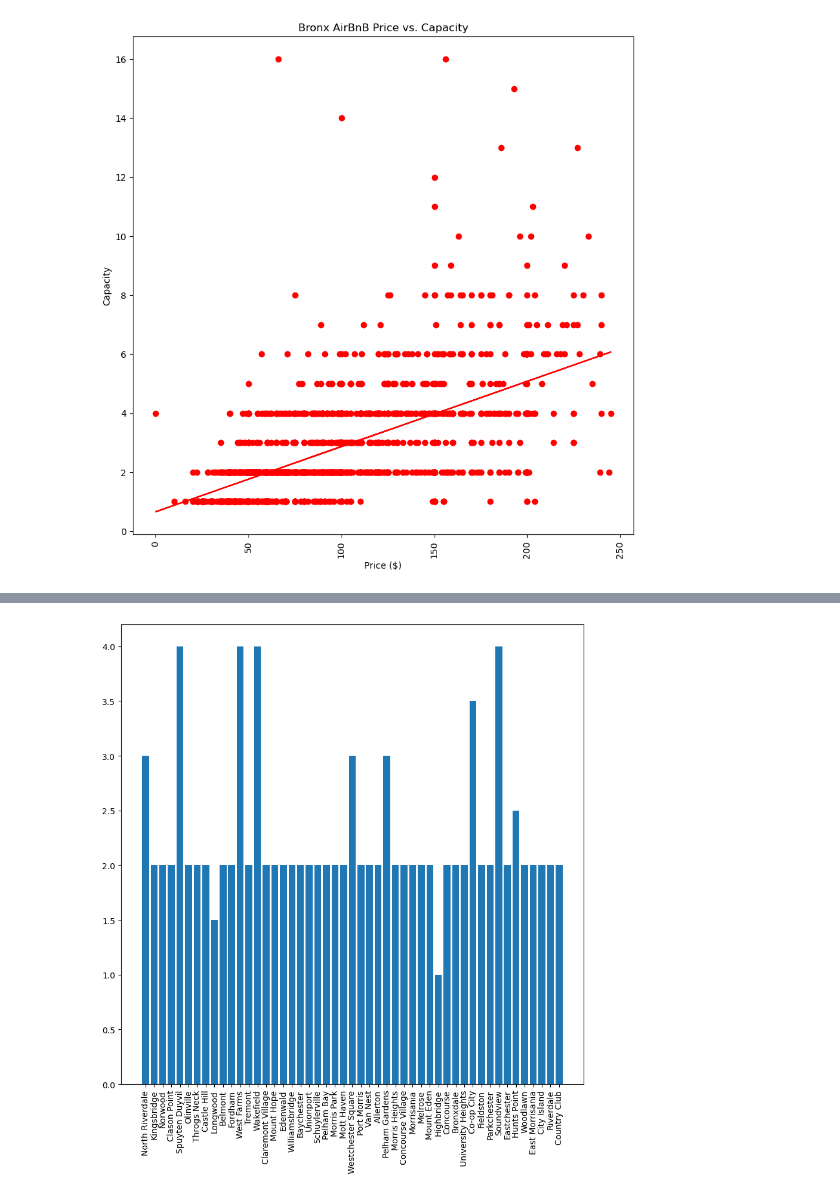
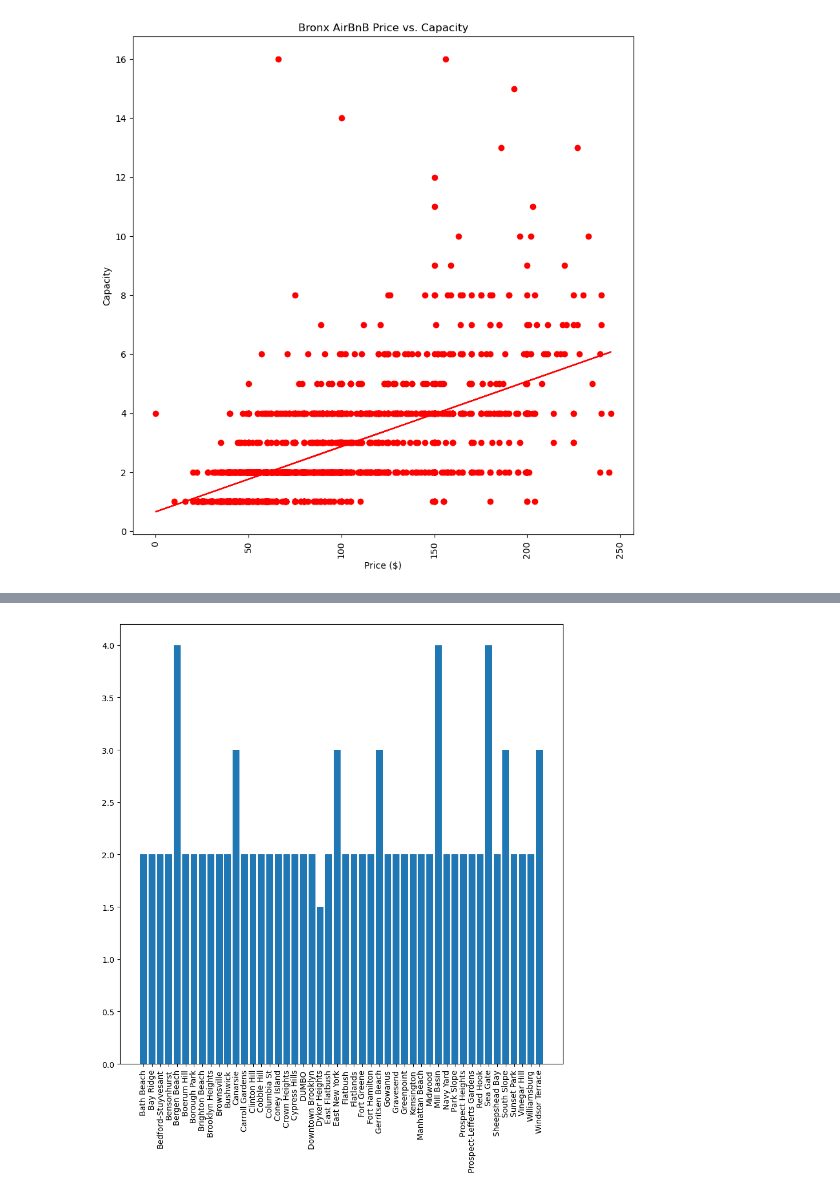
Before and after one commit to jdaiutolo7/Project-1, a Jupyter notebook: project1_michael.ipynb, the cells around one changed output, grey strips where cells are left out. Drawn from its saved outputs; the diff is of its cells as text; code cells hidden in the pictures.

```diff
--- a/project1_michael.ipynb
+++ b/project1_michael.ipynb
@@ -399,0 +462,14 @@ hood_stats
+# %%
+# Summary stats dataframe of capacities by neighborhoods in Brooklyn
+brooklyn_df["Price"] = brooklyn_df["Price"].astype(float)
+
+hood_mean = brooklyn_df.groupby(["Neighborhood"]).mean(numeric_only=True)
+hood_med = brooklyn_df.groupby(["Neighborhood"]).median(numeric_only=True)
+hood_var = brooklyn_df.groupby(["Neighborhood"]).var(numeric_only=True)
+hood_std = brooklyn_df.groupby(["Neighborhood"]).std(numeric_only=True)
+hood_sem = brooklyn_df.groupby(["Neighborhood"]).sem(numeric_only=True)
+
+hood_stats = pd.DataFrame({"Mean Capacity":hood_mean["Capacity"], "Median Capacity":hood_med["Capacity"], "Capacity Variance":hood_var["Capacity"],
+                                "Capacity Std Dev":hood_std["Capacity"], "Capacity Std Err":hood_sem["Capacity"]})
+
+hood_stats
@@ -400,9 +500,15 @@ hood_stats
 # %%
-hood_list = bronx_df["Neighborhood"].unique()
+# Bar chart showing median unit capacities by neighborhood in Brooklyn
+
+hood_list = hood_stats.index.unique()
 plt.figure(figsize=(10,10))
 plt.bar(hood_list, hood_stats["Median Capacity"])
 plt.xticks(rotation=90)
+
+# Save the figure
+plt.savefig("output_data/BrooklynCapacitiesBar.png")
+
 plt.show()
 # %% [output]
-[figure, old version]
+[figure, new version]
 # %%
```
Also changed, not shown: parts of 40 cells of this notebook, 20 other files.
